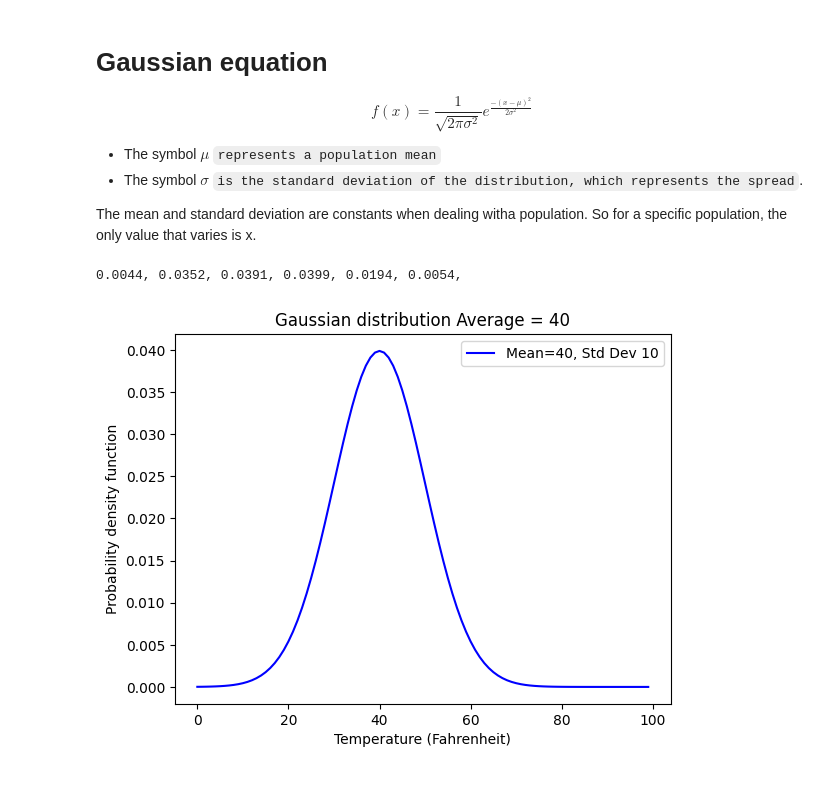
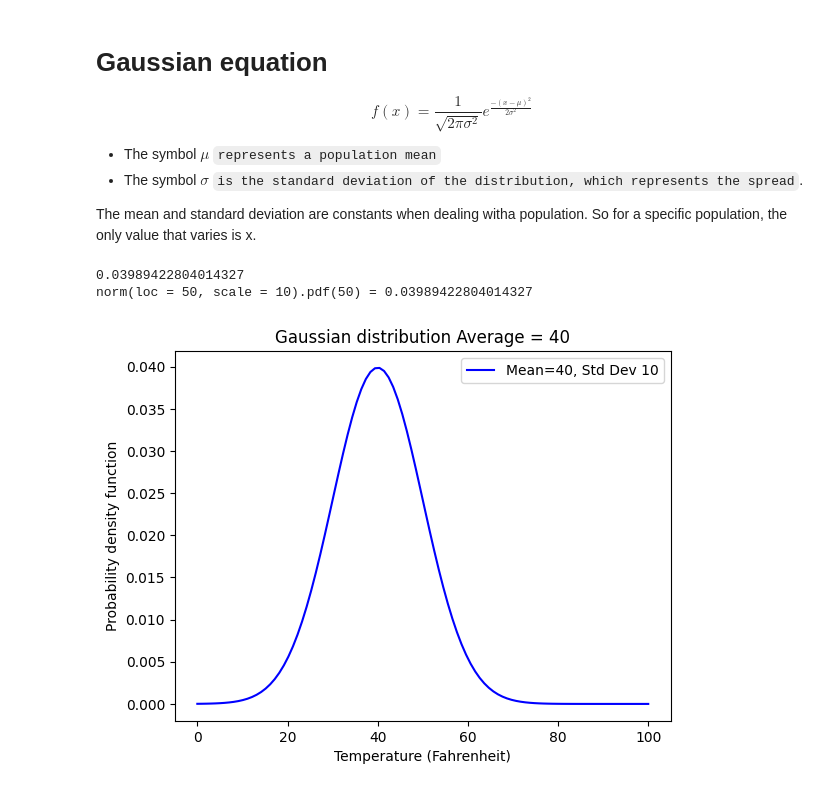
Before and after one commit to QuangMDoan/python, a Jupyter notebook: gaussian.ipynb, the cells around one changed output. Cells and saved outputs as stored; diff of their text form; code cells hidden in the pictures.

```diff
--- a/gaussian.ipynb
+++ b/gaussian.ipynb
@@ -16,41 +16,44 @@ So for a specific population, the only value that varies is x.
 # Given that the mean is 50 and the standard deviation is 10
 # calculate the probability density function f(x) of the Gaussian distribution
 # Use the following temperature data: x = [29, 45, 48, 50, 62, 78]
+import numpy as np
+from scipy.stats import norm
+def density(x, mu, sigma):
+    return (1/np.sqrt(2*np.pi*np.power(sigma, 2.))) * np.exp( -np.power(x - mu, 2)  / (2 * np.power(sigma, 2)))
 
-import math
-def density(x, mu, sigma):
-    return (1/math.sqrt(2*math.pi*sigma**2)) * math.e ** ((-1*(x-mu)**2)/(2*sigma**2))
+y = density(50, 50, 10)
+print(y)
 
-x = [29, 45, 48, 50, 62, 70]
-y = [density(xi, 50, 10) for xi in x]
-
-for yi in y:
-    print(f"{yi:.4f}", end = ", ")
+y2 = norm(loc = 50, scale = 10).pdf(50)
+assert y == y2
+print(f"norm(loc = 50, scale = 10).pdf(50) = {y2}")
 # %% [output]
-0.0044, 0.0352, 0.0391, 0.0399, 0.0194, 0.0054,
+0.03989422804014327
+norm(loc = 50, scale = 10).pdf(50) = 0.03989422804014327
 # %%
 # What exactly does the mean value represent in a Gaussian distribution
 # The mean value is the center of the bell curve.
 
 # Take a look at the visualization below.
 # Staying with the San Francisco temperature example,
 # it shows three distributions with three different means
 # Everything else stays the same including the standard deviation
 
 from matplotlib import pyplot as plt
 %matplotlib inline
 
 def visualize_gaussian(x, mu, sigma):
-    y = [density(xi, mu, sigma) for xi in x]
+    y = density(x, mu, sigma)
     plt.plot(x, y, color = "blue")
     plt.xlabel("Temperature (Fahrenheit)")
     plt.ylabel("Probability density function")
     plt.title(f"Gaussian distribution Average = {mu}")
     plt.legend([f"Mean={mu}, Std Dev {sigma}"])
     plt.show()
+    return None
 
-x = [xi for xi in range(0, 100, 1)]
+x = np.linspace(0, 100, 100)
 visualize_gaussian(x, 40, 10)
 # %% [output]
-[figure, old version]
+[figure, new version]
 # %%
```
Also changed, not shown: parts of 5 cells of this notebook.
